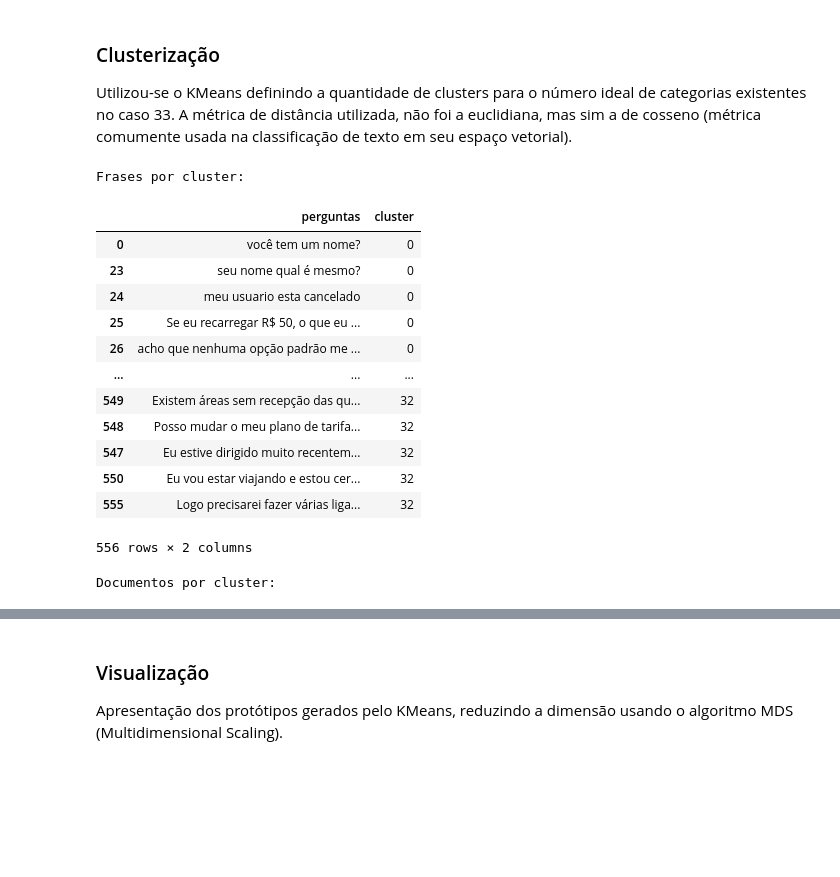
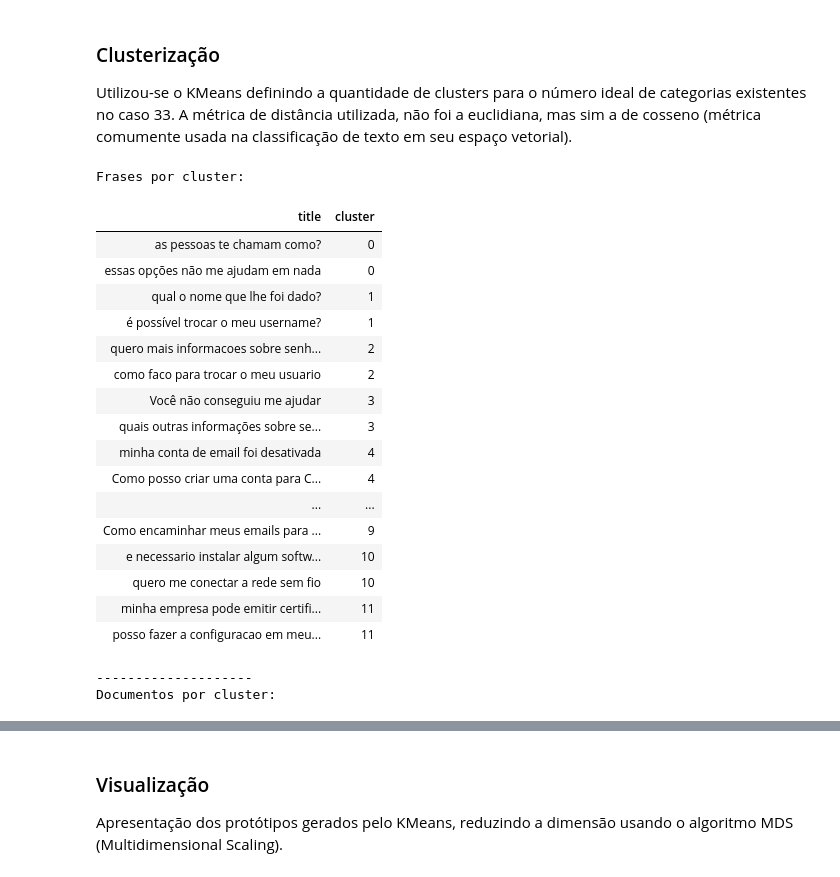
Before and after one commit to rdenadai/ia006c, a Jupyter notebook: notebooks/PROJETO/tfidf.ipynb, the cells around one changed output, grey strips where cells are left out. Saved outputs shown, nothing was run; the diff lists cells and outputs as text; code cells hidden in the pictures; blank space fills up the shorter version.

Commit message:
muitos testes

```diff
--- a/notebooks/PROJETO/tfidf.ipynb
+++ b/notebooks/PROJETO/tfidf.ipynb
@@ -87,13 +110,25 @@ Os datasets de exemplos são frases já pré-categorizadas usadas em chatbots.
 
 Contém 33 categorias e ao todo 696 documentos ou frases.
 # %%
-df_data1 = pd.read_csv("intents.csv", sep=';', names=["cluster", "perguntas"])
-df_data2 = pd.read_csv("ground_truth.csv", sep=';', names=["perguntas", "cluster"])
+dataset = 1
 
-df_data1 = df_data1[df_data1.columns[::-1]]
-df_data = pd.concat([df_data1, df_data2], sort=False)
-df_data.dropna(inplace=True)
-df_data['cluster'] = df_data['cluster'].str.upper()
+if dataset == 1:
+    df_data = pd.read_csv("datasets/intents.csv", sep=';', names=["cluster", "perguntas"])
+    df_data = df_data[df_data.columns[::-1]]
+    df_data.dropna(inplace=True)
+    df_data['cluster'] = df_data['cluster'].str.upper()
+elif dataset == 2:
+    df_data = pd.read_csv("datasets/ground_truth.csv", sep=';', names=["perguntas", "cluster"])
+    df_data.dropna(inplace=True)
+    df_data['cluster'] = df_data['cluster'].str.upper()
+else:
+    df_data1 = pd.read_csv("datasets/intents.csv", sep=';', names=["cluster", "perguntas"])
+    df_data2 = pd.read_csv("datasets/ground_truth.csv", sep=';', names=["perguntas", "cluster"])
+
+    df_data1 = df_data1[df_data1.columns[::-1]]
+    df_data = pd.concat([df_data1, df_data2], sort=False)
+    df_data.dropna(inplace=True)
+    df_data['cluster'] = df_data['cluster'].str.upper()
 
 T = df_data.to_numpy()
 index = np.random.choice(T.shape[0], 10, replace=False)
@@ -103,5 +138,6 @@ c = np.argmax(pd.get_dummies(df_data["cluster"]).to_numpy(), axis=1)
 
 N = df_data["cluster"].to_numpy().shape[0]
 clusters = len(set(c))
+colors = colors[range(0, clusters)]
 # %% [output]
 |  | perguntas | cluster |
@@ -237,40 +302,56 @@ XT = np.array(tfidf.transform([" ".join(tokenizer(doc)) for doc in X_test]).tode
 # %%
-kclusterer = KMeansClusterer(clusters, distance=nltk.cluster.util.cosine_distance, repeats=30, avoid_empty_clusters=True)
+kclusterer = KMeansClusterer(
+    clusters,
+    distance=cosine_distance,
+    initial_means=utils.shuffle(X, n_samples=clusters).tolist(),
+    avoid_empty_clusters=True
+)
 assigned_clusters = kclusterer.cluster(X, assign_clusters=True)
 assigned_clusters = np.array(assigned_clusters).ravel()
 centroids = kclusterer.means()
 # %%
 docs = np.asarray(X_train)
 
 info = []
 frases = []
 for i in range(clusters):
     idx = np.where(assigned_clusters == i)[0]
     for doc in docs[idx]:
         frases.append([doc, i])
     info.append([i, len(docs[idx])])
 
 df = pd.DataFrame(frases, columns=["perguntas", "cluster"])
-df_inf = pd.DataFrame(np.array([np.asarray(info)[:, 1]]), columns=[f"C{i}" for i in range(clusters)])
+df_inf = pd.DataFrame(np.c_[[f"C{i}" for i in range(clusters)], np.asarray(info)[:, 1]])
 
 print("Frases por cluster:")
-display(df.sort_values(by=["cluster"]))
+data = []
+for i in range(clusters):
+    T = df.to_numpy()
+    data += utils.shuffle(T[T[:, 1] == i], n_samples=2).tolist()
+df = pd.DataFrame(data, columns=["title", "cluster"])
+display(HTML(df.sort_values(by=["cluster"]).to_html(index=False)))
 
+print("-" * 20)
 print("Documentos por cluster:")
-display(df_inf)
+HTML(df_inf.to_html(index=False, header=False))
 # %% [output]
 Frases por cluster:
-|  | perguntas | cluster |
-| 0 | você tem um nome? | 0 |
-| 23 | seu nome qual é mesmo? | 0 |
-| 24 | meu usuario esta cancelado | 0 |
-| 25 | Se eu recarregar R$ 50, o que eu ... | 0 |
-| 26 | acho que nenhuma opção padrão me ... | 0 |
-| ... | ... | ... |
-| 549 | Existem áreas sem recepção das qu... | 32 |
-| 548 | Posso mudar o meu plano de tarifa... | 32 |
-| 547 | Eu estive dirigido muito recentem... | 32 |
-| 550 | Eu vou estar viajando e estou cer... | 32 |
-| 555 | Logo precisarei fazer várias liga... | 32 |
+| title | cluster |
+| as pessoas te chamam como? | 0 |
+| essas opções não me ajudam em nada | 0 |
+| qual o nome que lhe foi dado? | 1 |
+| é possível trocar o meu username? | 1 |
+| quero mais informacoes sobre senh... | 2 |
+| como faco para trocar o meu usuario | 2 |
+| Você não conseguiu me ajudar | 3 |
+| quais outras informações sobre se... | 3 |
+| minha conta de email foi desativada | 4 |
+| Como posso criar uma conta para C... | 4 |
+| ... | ... |
+| Como encaminhar meus emails para ... | 9 |
+| e necessario instalar algum softw... | 10 |
+| quero me conectar a rede sem fio | 10 |
+| minha empresa pode emitir certifi... | 11 |
+| posso fazer a configuracao em meu... | 11 |
-556 rows × 2 columns
+--------------------
+Documentos por cluster:
-Documentos por cluster:
```
Also changed, not shown: parts of 17 cells of this notebook, 14 other files.
